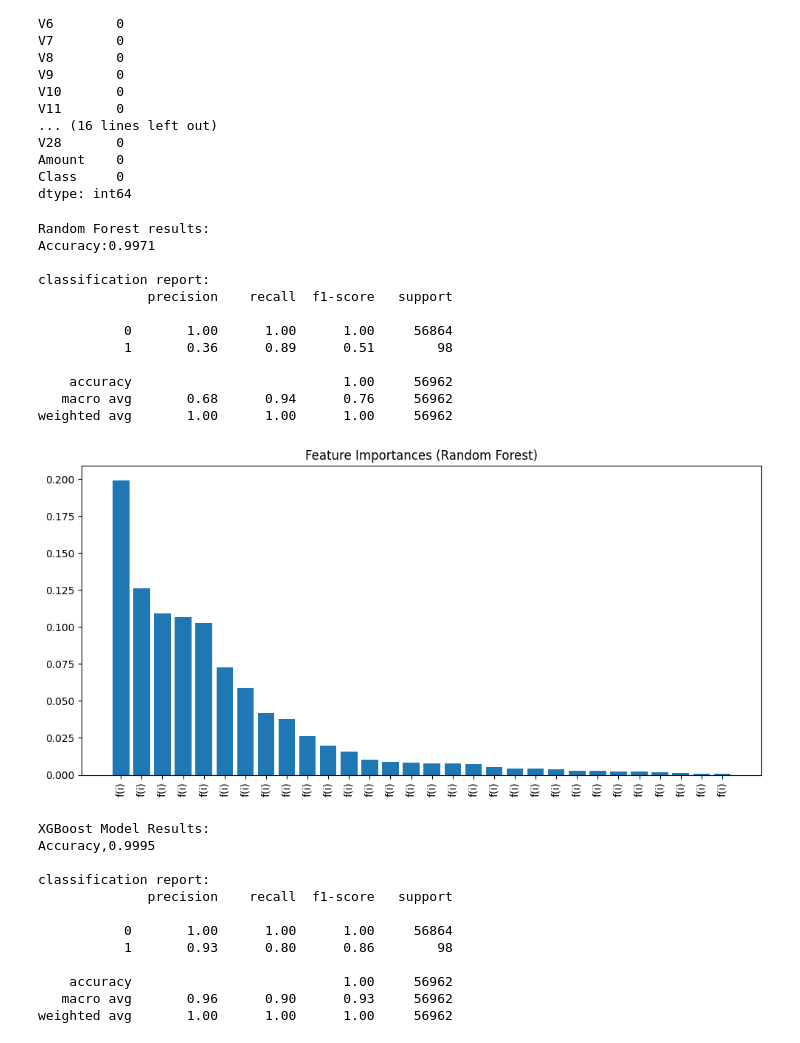
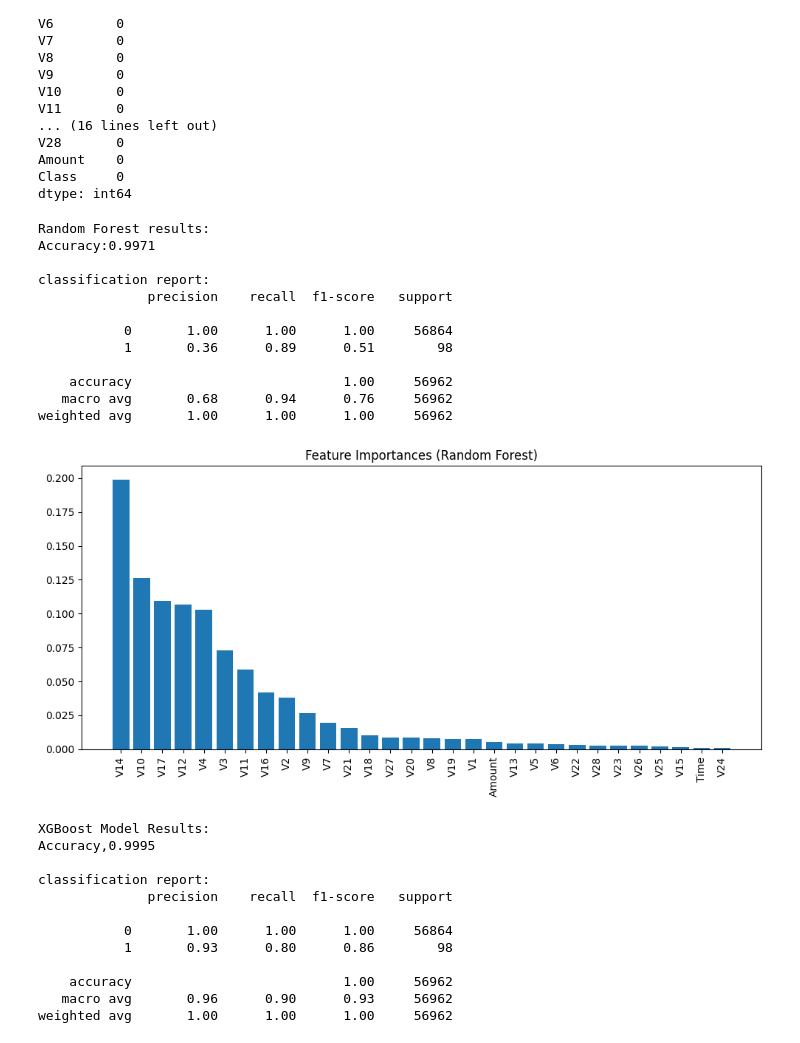
Before and after one commit to AYA-cmyk-lab/Credit-Card-Fraud-Detection, a Jupyter notebook: 💳 Credit Card Fraud Detection.ipynb, the cells around one changed output. Saved outputs shown, nothing was run; the diff lists cells and outputs as text; code cells hidden in the pictures.

```diff
--- a/💳 Credit Card Fraud Detection.ipynb
+++ b/💳 Credit Card Fraud Detection.ipynb
@@ -104,38 +127,37 @@ rf.fit(x_train, y_train)
 
 #make predictions
 y_pred_rf = rf.predict(x_test)
 
 #evaluate the model
 print("Random Forest results:")
 print(f"Accuracy:{accuracy_score(y_test,y_pred_rf):.4f}")
 print("\nclassification report:")
 print(classification_report(y_test,y_pred_rf))
 
 #plot feature importance
 importances = rf.feature_importances_
 indices = np.argsort(importances)[::-1]
-n_features = x_train.columns[indices]
-#n_features = len(importances)
+feature_names = x_train.columns
 plt.figure(figsize=(10,5))
 plt.title("Feature Importances (Random Forest)")
-plt.bar(range(n_features),importances[indices])
-plt.xticks(range(n_features), [f'f(i)' for i in indices], rotation=90)
+plt.bar(range(len(indices)),importances[indices])
+plt.xticks(range(len(indices)), [feature_names[i] for i in indices], rotation=90)
 plt.tight_layout()
 plt.show()
 # %% [output]
 Random Forest results:
 Accuracy:0.9971
 
 classification report:
               precision    recall  f1-score   support
 
            0       1.00      1.00      1.00     56864
            1       0.36      0.89      0.51        98
 
     accuracy                           1.00     56962
    macro avg       0.68      0.94      0.76     56962
 weighted avg       1.00      1.00      1.00     56962
-[figure, old version]
+[figure, new version]
 # %%
 #create and train XGBoost model
 xg = xgb.XGBClassifier(n_estimators=100,
```
Also changed, not shown: parts of 1 cell of this notebook.
